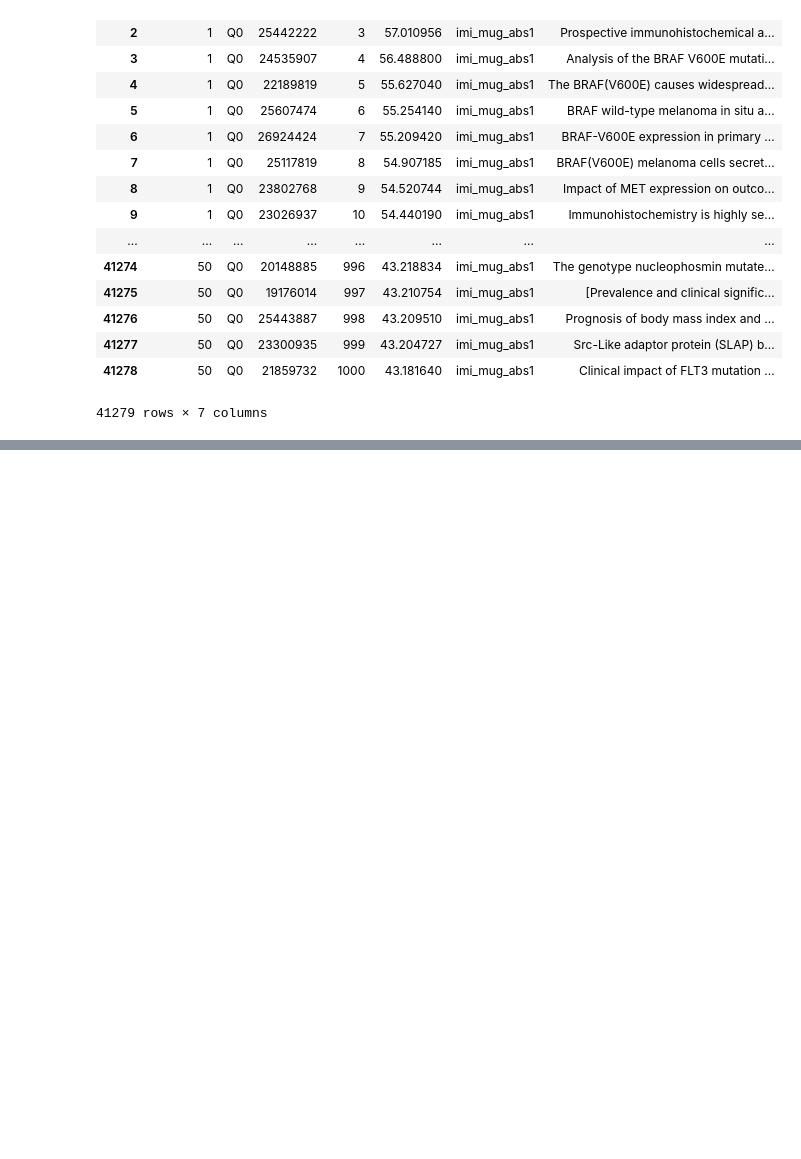
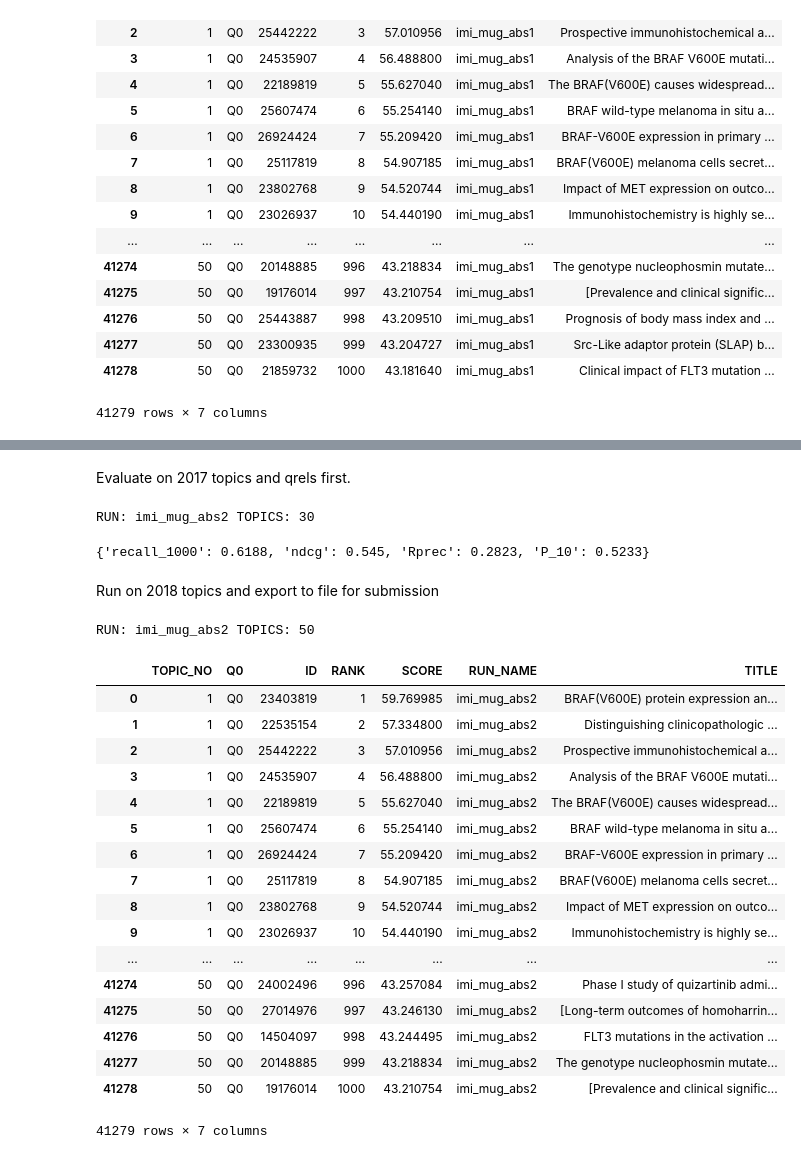
Before and after one commit to plopezgarcia/trec-2018-precision-medicine, a Jupyter notebook: python/abstracts/abstracts_submissions.ipynb, the cells around one changed output, grey strips where cells are left out. Drawn from its saved outputs; the diff is of its cells as text; code cells hidden in the pictures; blank space fills up the shorter version.

```diff
--- a/python/abstracts/abstracts_submissions.ipynb
+++ b/python/abstracts/abstracts_submissions.ipynb
@@ -104,0 +111,40 @@ utils.to_trec_run_file(run, run_params)
+# %% [markdown]
+Evaluate on 2017 topics and qrels first.
+# %%
+run_params = {
+    'run_id':'imi_mug_abs2',
+    'query_template':'submitted/imi_mug_abs2.json',
+}
+
+run, run_params = running.run(topics_2017, 'ABSTRACTS', run_params)
+results, aggregated = evaluation.evaluate(qrels_2017, run)
+
+aggregated
+# %% [output]
+RUN: imi_mug_abs2 TOPICS: 30
+{'recall_1000': 0.6188, 'ndcg': 0.545, 'Rprec': 0.2823, 'P_10': 0.5233}
+# %% [markdown]
+Run on 2018 topics and export to file for submission
+# %%
+run, run_params = running.run(topics_2018, 'ABSTRACTS', run_params)
+run
+# %% [output]
+RUN: imi_mug_abs2 TOPICS: 50
+|  | TOPIC_NO | Q0 | ID | RANK | SCORE | RUN_NAME | TITLE |
+| 0 | 1 | Q0 | 23403819 | 1 | 59.769985 | imi_mug_abs2 | BRAF(V600E) protein expression an... |
+| 1 | 1 | Q0 | 22535154 | 2 | 57.334800 | imi_mug_abs2 | Distinguishing clinicopathologic ... |
+| 2 | 1 | Q0 | 25442222 | 3 | 57.010956 | imi_mug_abs2 | Prospective immunohistochemical a... |
+| 3 | 1 | Q0 | 24535907 | 4 | 56.488800 | imi_mug_abs2 | Analysis of the BRAF V600E mutati... |
+| 4 | 1 | Q0 | 22189819 | 5 | 55.627040 | imi_mug_abs2 | The BRAF(V600E) causes widespread... |
+| 5 | 1 | Q0 | 25607474 | 6 | 55.254140 | imi_mug_abs2 | BRAF wild-type melanoma in situ a... |
+| 6 | 1 | Q0 | 26924424 | 7 | 55.209420 | imi_mug_abs2 | BRAF-V600E expression in primary ... |
+| 7 | 1 | Q0 | 25117819 | 8 | 54.907185 | imi_mug_abs2 | BRAF(V600E) melanoma cells secret... |
+| 8 | 1 | Q0 | 23802768 | 9 | 54.520744 | imi_mug_abs2 | Impact of MET expression on outco... |
+| 9 | 1 | Q0 | 23026937 | 10 | 54.440190 | imi_mug_abs2 | Immunohistochemistry is highly se... |
+| ... | ... | ... | ... | ... | ... | ... | ... |
+| 41274 | 50 | Q0 | 24002496 | 996 | 43.257084 | imi_mug_abs2 | Phase I study of quizartinib admi... |
+| 41275 | 50 | Q0 | 27014976 | 997 | 43.246130 | imi_mug_abs2 | [Long-term outcomes of homoharrin... |
+| 41276 | 50 | Q0 | 14504097 | 998 | 43.244495 | imi_mug_abs2 | FLT3 mutations in the activation ... |
+| 41277 | 50 | Q0 | 20148885 | 999 | 43.218834 | imi_mug_abs2 | The genotype nucleophosmin mutate... |
+| 41278 | 50 | Q0 | 19176014 | 1000 | 43.210754 | imi_mug_abs2 | [Prevalence and clinical signific... |
+41279 rows × 7 columns
```
Also changed, not shown: parts of 22 cells of this notebook, 9 other files.
